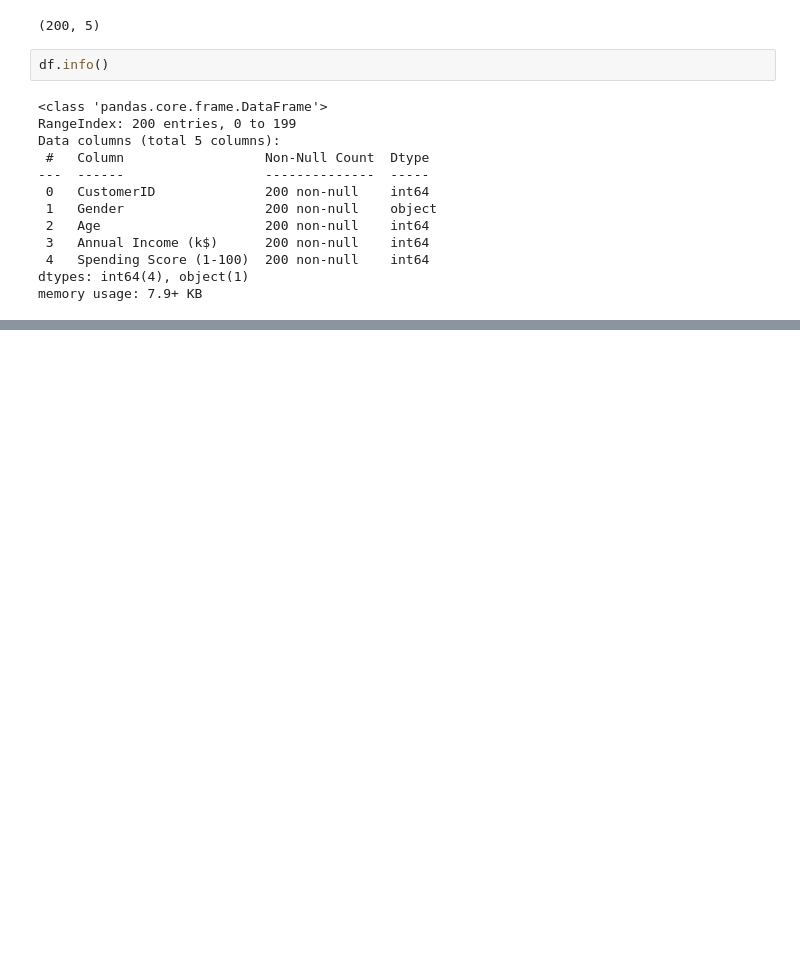
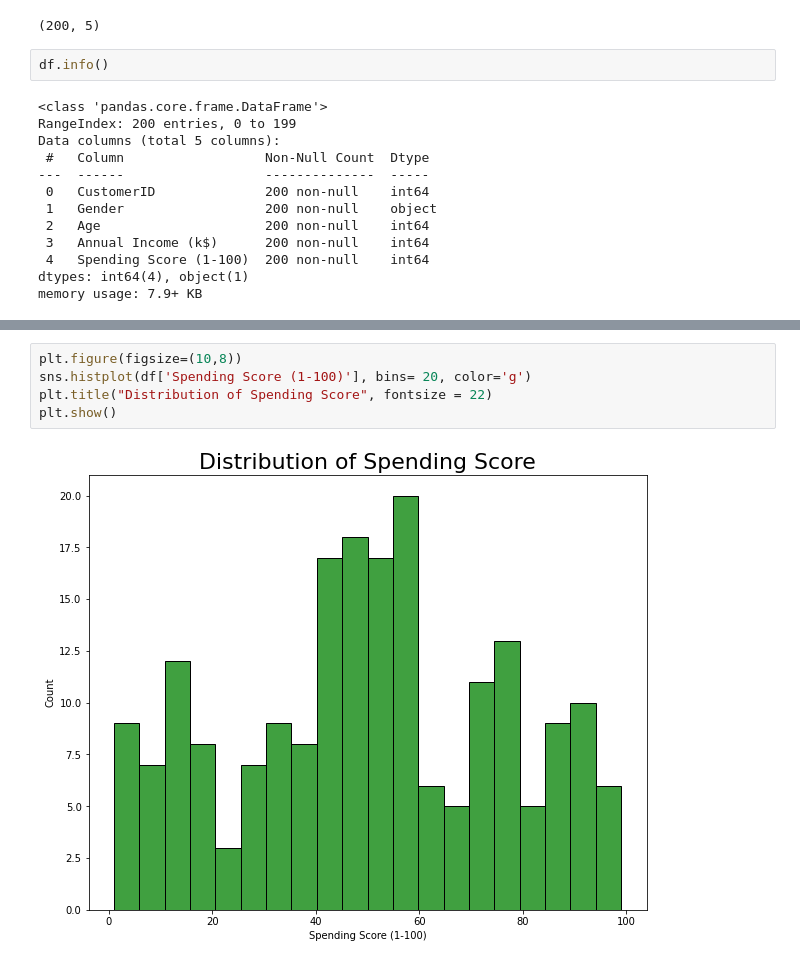
Before and after one commit to johnsuraj194/DA-projects, a Jupyter notebook: Customer_Segmentation_Project.ipynb, the cells around one changed output, grey strips where cells are left out. Saved outputs shown, nothing was run; the diff lists cells and outputs as text; blank space fills up the shorter version.

```diff
--- a/Customer_Segmentation_Project.ipynb
+++ b/Customer_Segmentation_Project.ipynb
@@ -242,0 +63,7 @@ Text(0.5, 1.0, 'Income Vs Spending Score')
+# %%
+plt.figure(figsize=(10,8))
+sns.histplot(df['Spending Score (1-100)'], bins= 20, color='g')
+plt.title("Distribution of Spending Score", fontsize = 22)
+plt.show()
+# %% [output]
+[figure, added]
```
Also changed, not shown: parts of 51 cells of this notebook.
